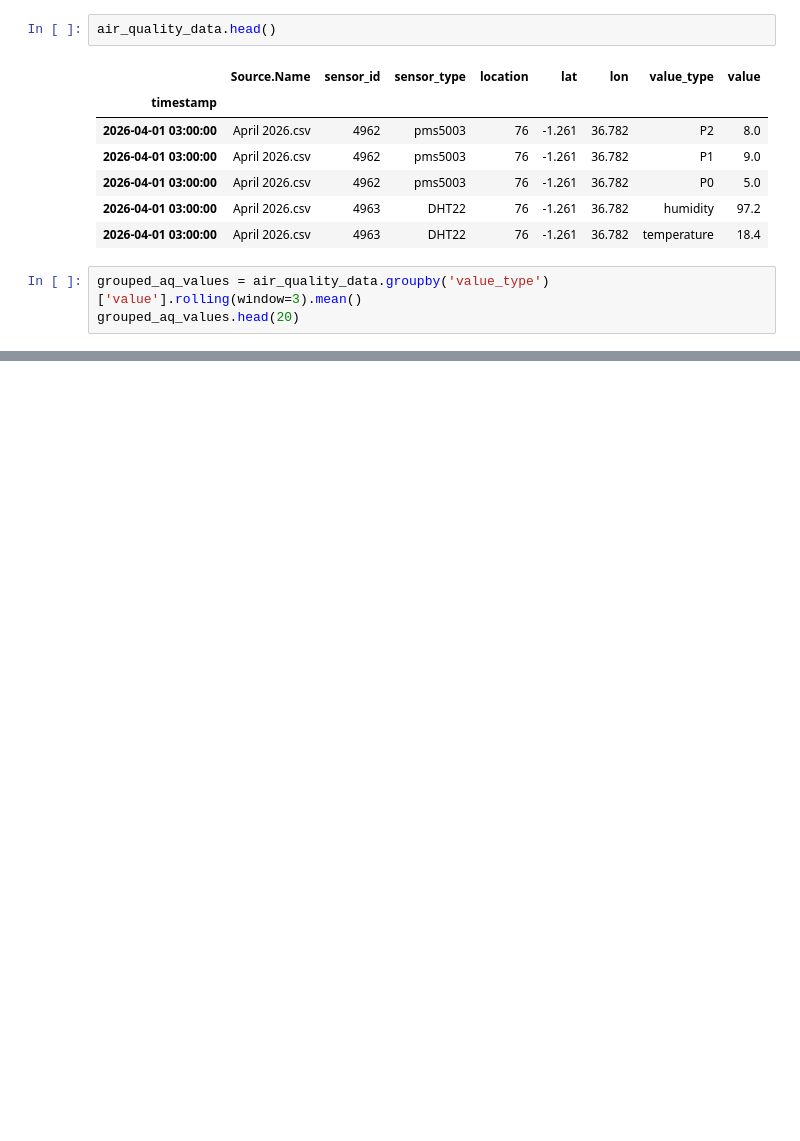
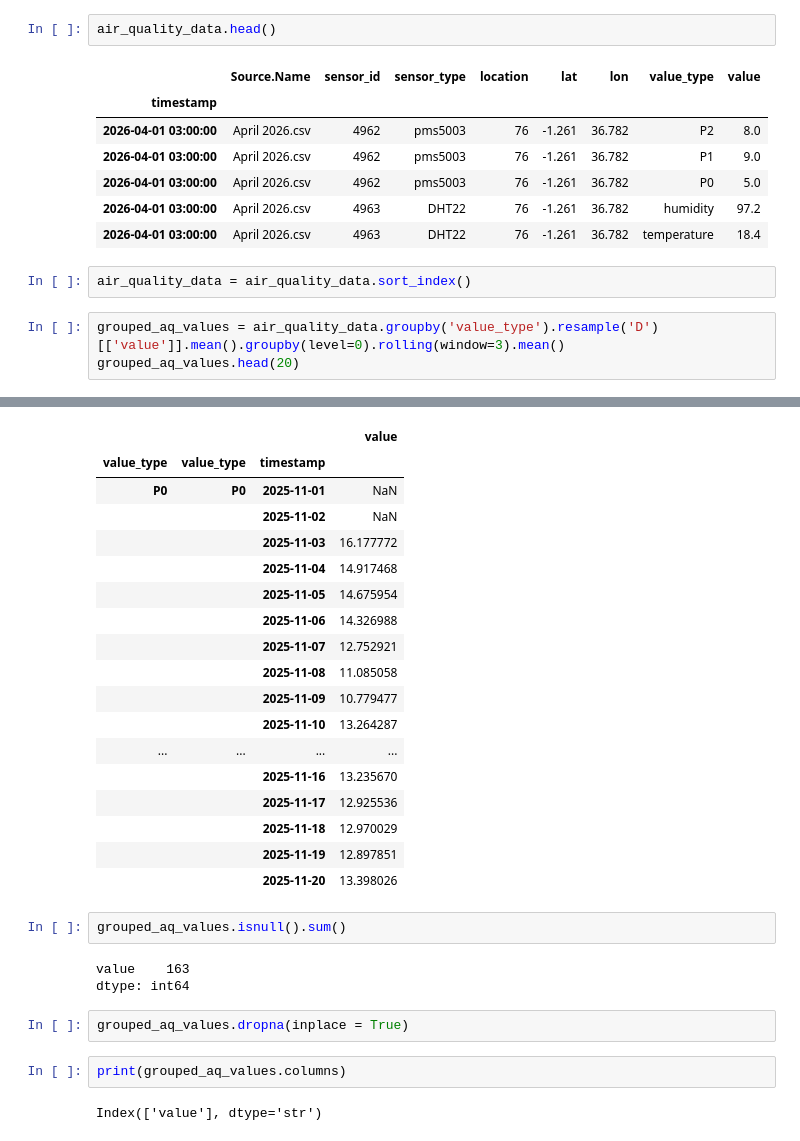
Before and after one commit to victorouma1/Pydata-Capstone-Project, a Jupyter notebook: main.ipynb, the cells around one changed output, grey strips where cells are left out. Saved outputs shown, nothing was run; the diff lists cells and outputs as text; blank space fills up the shorter version.

```diff
--- a/main.ipynb
+++ b/main.ipynb
@@ -66,7 +66,9 @@ air_quality_data.head()
 | 2026-04-01 03:00:00 | April 2026.csv | 4962 | pms5003 | 76 | -1.261 | 36.782 | P0 | 5.0 |
 | 2026-04-01 03:00:00 | April 2026.csv | 4963 | DHT22 | 76 | -1.261 | 36.782 | humidity | 97.2 |
 | 2026-04-01 03:00:00 | April 2026.csv | 4963 | DHT22 | 76 | -1.261 | 36.782 | temperature | 18.4 |
+# %%
+air_quality_data = air_quality_data.sort_index()
 # %%
-grouped_aq_values = air_quality_data.groupby('value_type')['value'].rolling(window=3).mean()
+grouped_aq_values = air_quality_data.groupby('value_type').resample('D')[['value']].mean().groupby(level=0).rolling(window=3).mean()
 grouped_aq_values.head(20)
 # %% [output]
@@ -89,0 +75,29 @@ Name: value, dtype: float64
+|  |  |  | value |
+| value_type | value_type | timestamp |  |
+| P0 | P0 | 2025-11-01 | NaN |
+|  |  | 2025-11-02 | NaN |
+|  |  | 2025-11-03 | 16.177772 |
+|  |  | 2025-11-04 | 14.917468 |
+|  |  | 2025-11-05 | 14.675954 |
+|  |  | 2025-11-06 | 14.326988 |
+|  |  | 2025-11-07 | 12.752921 |
+|  |  | 2025-11-08 | 11.085058 |
+|  |  | 2025-11-09 | 10.779477 |
+|  |  | 2025-11-10 | 13.264287 |
+| ... | ... | ... | ... |
+|  |  | 2025-11-16 | 13.235670 |
+|  |  | 2025-11-17 | 12.925536 |
+|  |  | 2025-11-18 | 12.970029 |
+|  |  | 2025-11-19 | 12.897851 |
+|  |  | 2025-11-20 | 13.398026 |
+# %%
+grouped_aq_values.isnull().sum()
+# %% [output]
+value    163
+dtype: int64
+# %%
+grouped_aq_values.dropna(inplace = True)
+# %%
+print(grouped_aq_values.columns)
+# %% [output]
+Index(['value'], dtype='str')
```
Also changed, not shown: parts of 5 cells of this notebook, 3 other files.
